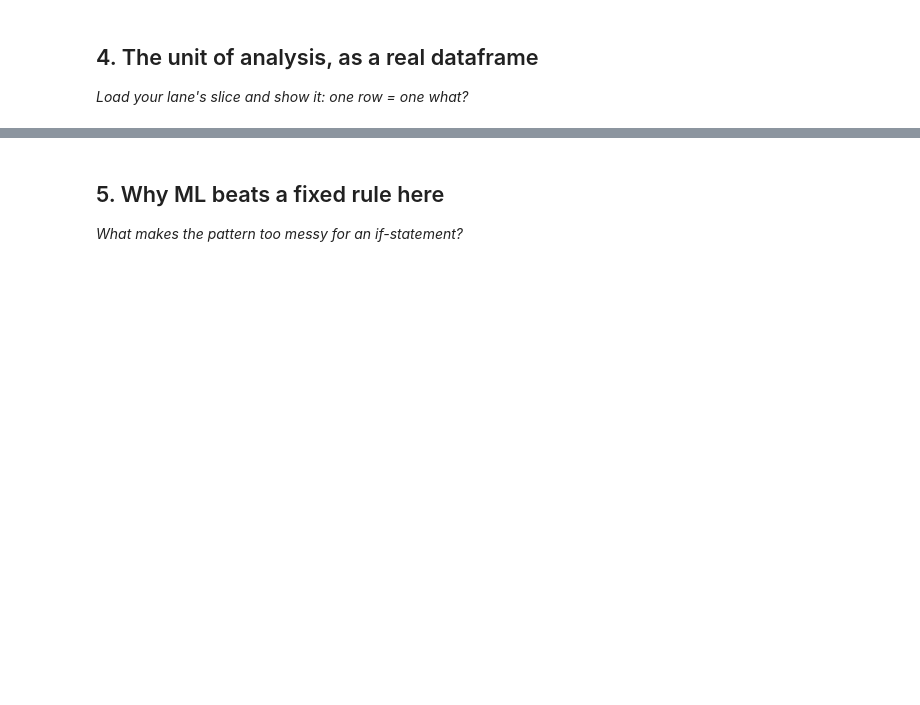
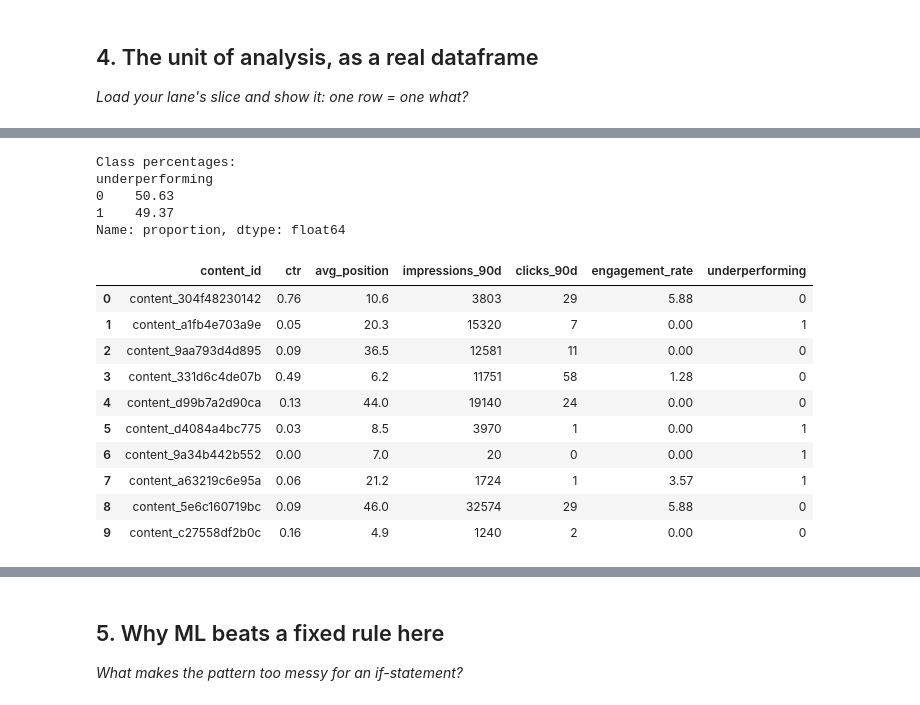
Before and after one commit to Coder-bot1/FlyRank-Internship, a Jupyter notebook: work/notebooks/w02_ml_task_framing.ipynb, the cells around one changed output, grey strips where cells are left out. Saved outputs shown, nothing was run; the diff lists cells and outputs as text; code cells hidden in the pictures; blank space fills up the shorter version.

```diff
--- a/work/notebooks/w02_ml_task_framing.ipynb
+++ b/work/notebooks/w02_ml_task_framing.ipynb
@@ -36,0 +136,43 @@ This skeleton is yours to fill. Work the sections **in order** — each one has
+# %%
+print("Class percentages:")
+
+class_percentages = (
+    df["underperforming"]
+    .value_counts(normalize=True)
+    .mul(100)
+    .round(2)
+)
+
+print(class_percentages)
+# %% [output]
+Class percentages:
+underperforming
+0    50.63
+1    49.37
+Name: proportion, dtype: float64
+# %%
+display(
+    df[
+        [
+            "content_id",
+            "ctr",
+            "avg_position",
+            "impressions_90d",
+            "clicks_90d",
+            "engagement_rate",
+            "underperforming"
+        ]
+    ].head(10)
+)
+# %% [output]
+|  | content_id | ctr | avg_position | impressions_90d | clicks_90d | engagement_rate | underperforming |
+| 0 | content_304f48230142 | 0.76 | 10.6 | 3803 | 29 | 5.88 | 0 |
+| 1 | content_a1fb4e703a9e | 0.05 | 20.3 | 15320 | 7 | 0.00 | 1 |
+| 2 | content_9aa793d4d895 | 0.09 | 36.5 | 12581 | 11 | 0.00 | 0 |
+| 3 | content_331d6c4de07b | 0.49 | 6.2 | 11751 | 58 | 1.28 | 0 |
+| 4 | content_d99b7a2d90ca | 0.13 | 44.0 | 19140 | 24 | 0.00 | 0 |
+| 5 | content_d4084a4bc775 | 0.03 | 8.5 | 3970 | 1 | 0.00 | 1 |
+| 6 | content_9a34b442b552 | 0.00 | 7.0 | 20 | 0 | 0.00 | 1 |
+| 7 | content_a63219c6e95a | 0.06 | 21.2 | 1724 | 1 | 3.57 | 1 |
+| 8 | content_5e6c160719bc | 0.09 | 46.0 | 32574 | 29 | 5.88 | 0 |
+| 9 | content_c27558df2b0c | 0.16 | 4.9 | 1240 | 2 | 0.00 | 0 |
```
Also changed, not shown: parts of 20 cells of this notebook.
